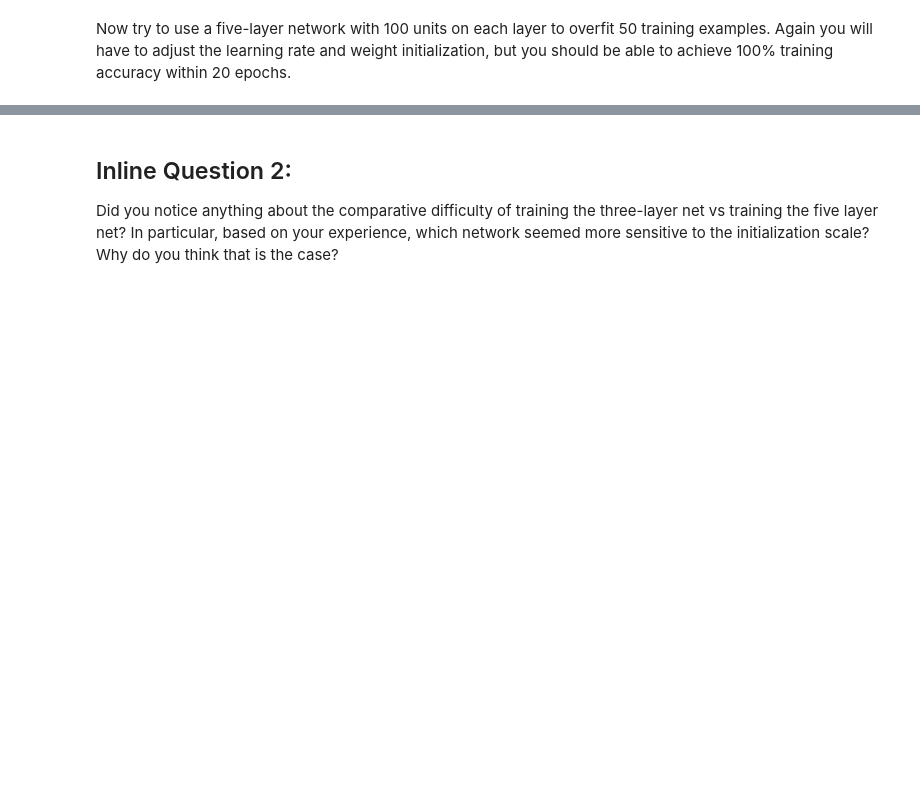
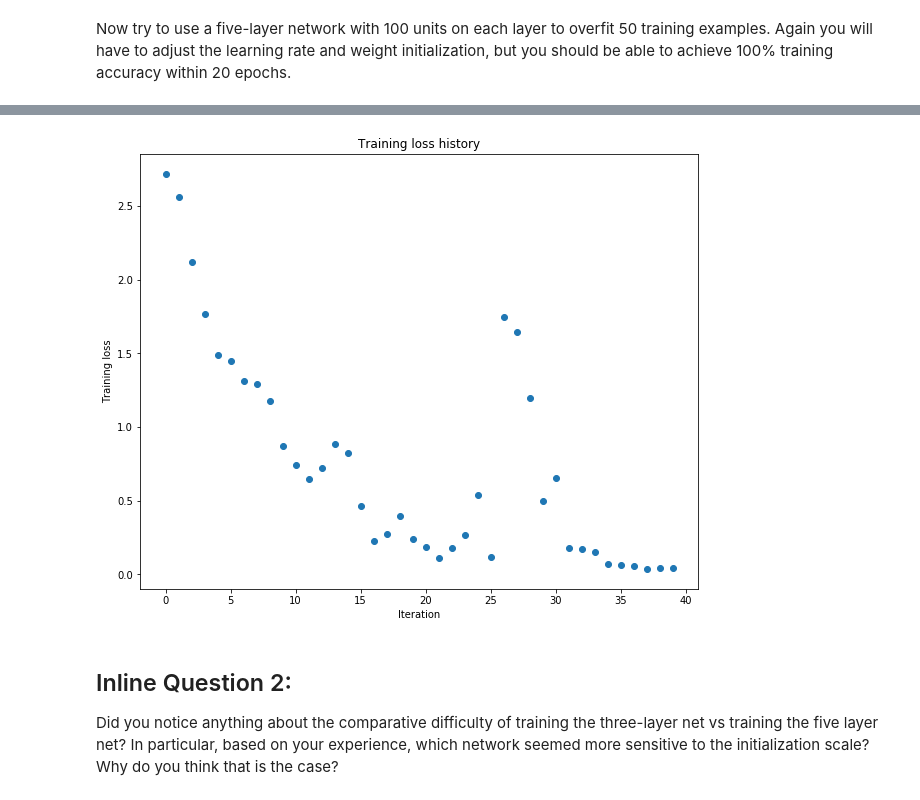
Before and after one commit to MIchaelKa/cs231n, a Jupyter notebook: assignment2/FullyConnectedNets.ipynb, the cells around one changed output, grey strips where cells are left out. Cells and saved outputs as stored; diff of their text form; code cells hidden in the pictures; blank space fills up the shorter version.

```diff
--- a/assignment2/FullyConnectedNets.ipynb
+++ b/assignment2/FullyConnectedNets.ipynb
@@ -397,8 +500,8 @@ small_data = {
   'y_val': data['y_val'],
 }
 
-learning_rate = 2e-3
-weight_scale = 1e-5
+learning_rate = 2e-2
+weight_scale = 4e-2
 model = FullyConnectedNet([100, 100, 100, 100],
                 weight_scale=weight_scale, dtype=np.float64)
 solver = Solver(model, small_data,
@@ -415,3 +518,4 @@ plt.title('Training loss history')
 plt.xlabel('Iteration')
 plt.ylabel('Training loss')
 plt.show()
+# %% [output]
@@ -418,3 +539,4 @@ plt.show()
+[figure, added]
 # %% [markdown]
 ## Inline Question 2:
 Did you notice anything about the comparative difficulty of training the three-layer net vs training the five layer net? In particular, based on your experience, which network seemed more sensitive to the initialization scale? Why do you think that is the case?
```
Also changed, not shown: parts of 21 cells of this notebook, 4 other files.
